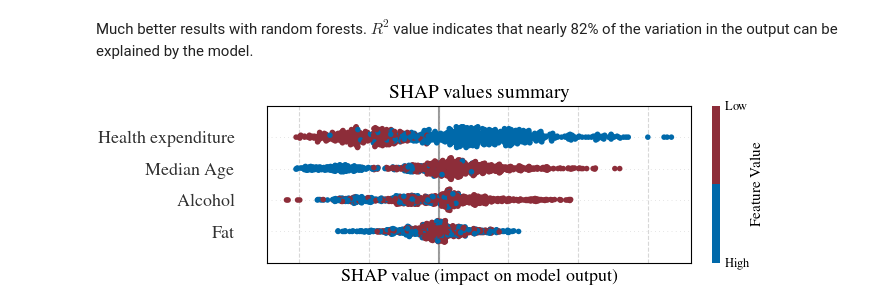
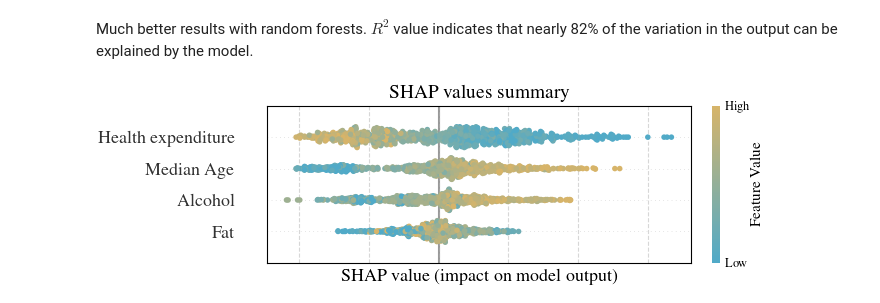
Before and after one commit to sykoravojtech/IHD_germany_2024, a Jupyter notebook: exp/exp_DK_002_IncidenceModel.ipynb, the cells around one changed output. Cells and saved outputs as stored; diff of their text form; code cells hidden in the pictures.

Commit message:
plots

```diff
--- a/exp/exp_DK_002_IncidenceModel.ipynb
+++ b/exp/exp_DK_002_IncidenceModel.ipynb
@@ -365,7 +365,7 @@ from matplotlib.colors import LinearSegmentedColormap
 
 
 # Create a colormap
-cmap = LinearSegmentedColormap.from_list('blue_to_red', [rgb.tue_blue, rgb.tue_red])
+cmap = LinearSegmentedColormap.from_list('blue_to_red', [rgb.tue_lightblue, rgb.tue_lightorange])
 
 
 plt.rcParams.update(bundles.icml2022(column="full", ncols=1, nrows=2))
@@ -386,31 +386,31 @@ for fc in plt.gcf().get_children():
             fcc.set_cmap(cmap)
 num_features = X_train_scaled.shape[1]
 feature_order = np.argsort(np.sum(np.abs(explainer.shap_values(X_train_scaled)), axis=0))
 plt.tick_params(
     axis='x',          # changes apply to the x-axis
     which='both',      # both major and minor ticks are affected
     bottom=False,      # ticks along the bottom edge are off
     top=False,         # ticks along the top edge are off
     labelbottom=False  # labels along the bottom edge are off
 )
 plt.gca().spines['right'].set_visible(True)
 plt.gca().spines['top'].set_visible(True)
 plt.gca().spines['left'].set_visible(True)
 plt.yticks([])
 plt.yticks(range(num_features))
 plt.title('SHAP values summary', fontsize=14)
 plt.gca().set_xlabel('SHAP value (impact on model output)')
 plt.grid(True, axis='x', linestyle='--', alpha=0.5)
 
 m = cm.ScalarMappable(cmap=cmap)
 m.set_array([0, 1])
 cb = plt.colorbar(m, ax=plt.gca(), ticks=[0, 1], aspect=20)
 cb.set_ticklabels(['Low', 'High'], fontsize=9)
 cb.set_label('Feature Value', labelpad=0, fontsize=11)
 cb.ax.tick_params(length=0)
 cb.set_alpha(1)
 cb.outline.set_visible(False)
 plt.savefig('../doc/IHD_germany_2024/fig/shap_values_summary.pdf')
 plt.show()
 # %% [output]
-[figure, old version]
+[figure, new version]
```
Also changed, not shown: 5 other files.
